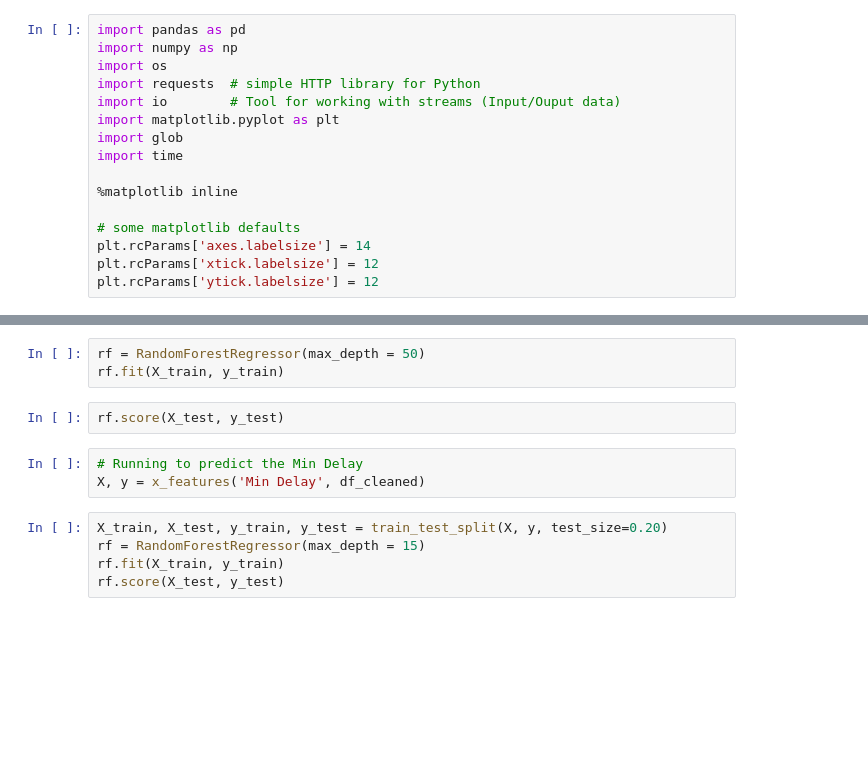
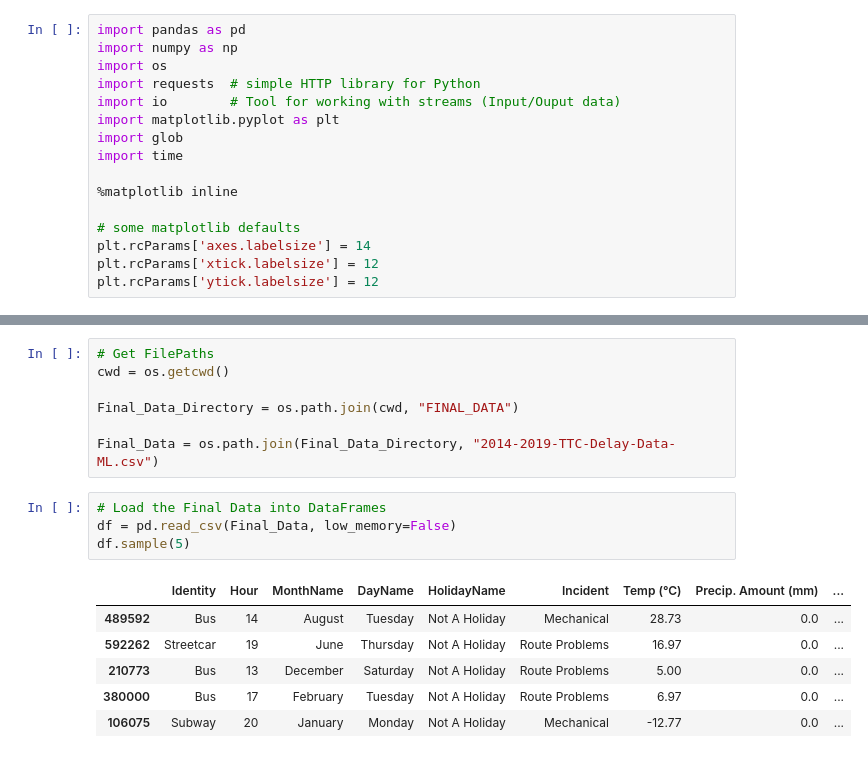
Before and after one commit to cebulada/Data_Science_ML-Group_2, a Jupyter notebook: 06-Preliminary_ML.ipynb, the cells around one changed output, grey strips where cells are left out. Saved outputs shown, nothing was run; the diff lists cells and outputs as text; blank space fills up the shorter version.

```diff
--- a/06-Preliminary_ML.ipynb
+++ b/06-Preliminary_ML.ipynb
@@ -154,13 +31,18 @@ from sklearn.ensemble import RandomForestRegressor
-# %%
-rf = RandomForestRegressor(max_depth = 50)
-rf.fit(X_train, y_train)
-# %%
-rf.score(X_test, y_test)
-# %%
-# Running to predict the Min Delay
-X, y = x_features('Min Delay', df_cleaned)
-# %%
-X_train, X_test, y_train, y_test = train_test_split(X, y, test_size=0.20)
-rf = RandomForestRegressor(max_depth = 15)
-rf.fit(X_train, y_train)
-rf.score(X_test, y_test)
+# %%
+# Get FilePaths
+cwd = os.getcwd()
+
+Final_Data_Directory = os.path.join(cwd, "FINAL_DATA")
+
+Final_Data = os.path.join(Final_Data_Directory, "2014-2019-TTC-Delay-Data-ML.csv")
+# %%
+# Load the Final Data into DataFrames
+df = pd.read_csv(Final_Data, low_memory=False)
+df.sample(5)
+# %% [output]
+|  | Identity | Hour | MonthName | DayName | HolidayName | Incident | Temp (°C) | Precip. Amount (mm) | ... |
+| 489592 | Bus | 14 | August | Tuesday | Not A Holiday | Mechanical | 28.73 | 0.0 | ... |
+| 592262 | Streetcar | 19 | June | Thursday | Not A Holiday | Route Problems | 16.97 | 0.0 | ... |
+| 210773 | Bus | 13 | December | Saturday | Not A Holiday | Route Problems | 5.00 | 0.0 | ... |
+| 380000 | Bus | 17 | February | Tuesday | Not A Holiday | Route Problems | 6.97 | 0.0 | ... |
+| 106075 | Subway | 20 | January | Monday | Not A Holiday | Mechanical | -12.77 | 0.0 | ... |
```
Also changed, not shown: parts of 63 cells of this notebook, 2 other files.
